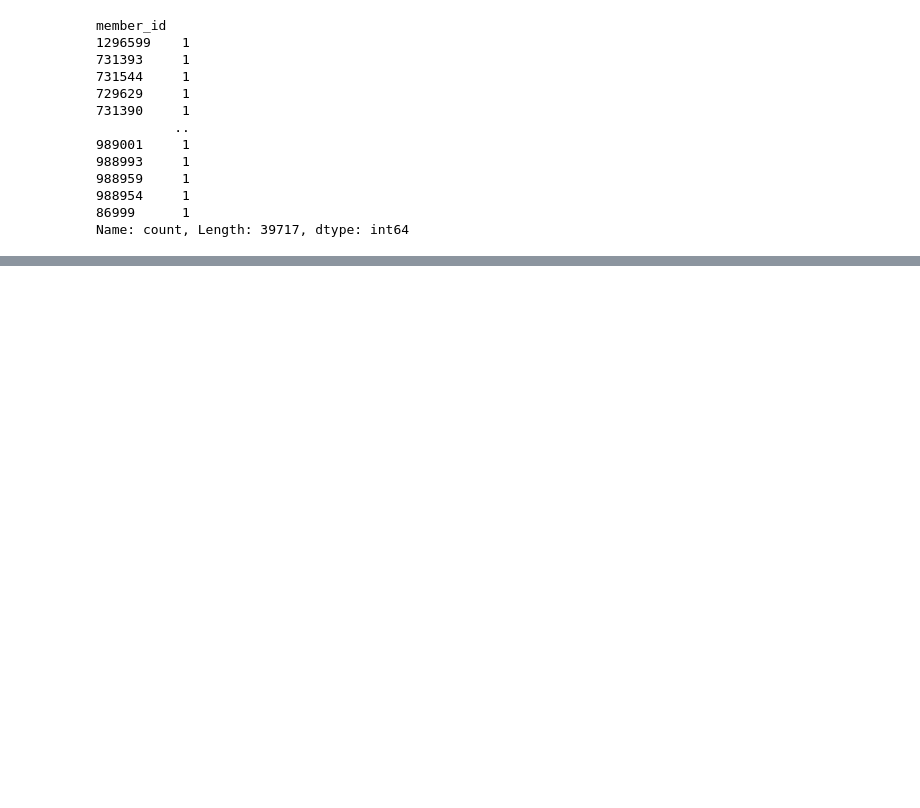
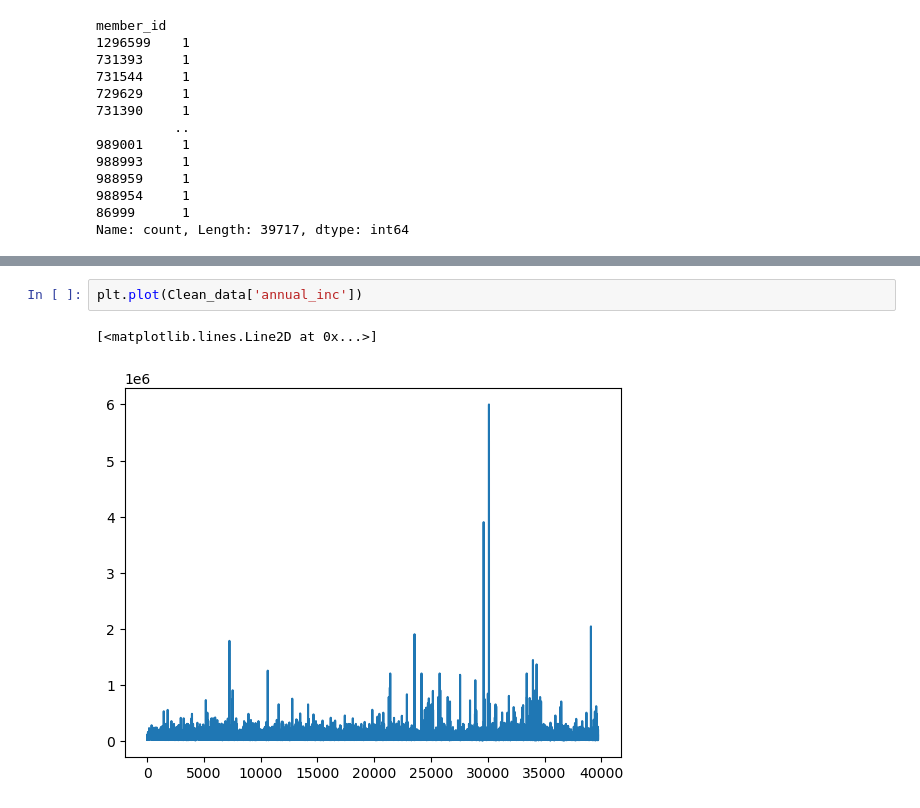
Before and after one commit to jatinmj/LendingClub_CaseStudy, a Jupyter notebook: Lending_club_caseStudy_Ishita_bhargava.ipynb, the cells around one changed output, grey strips where cells are left out. Saved outputs shown, nothing was run; the diff lists cells and outputs as text; blank space fills up the shorter version.

```diff
--- a/Lending_club_caseStudy_Ishita_bhargava.ipynb
+++ b/Lending_club_caseStudy_Ishita_bhargava.ipynb
@@ -755,0 +747,5 @@ Others:-
+# %%
+plt.plot(Clean_data['annual_inc'])
+# %% [output]
+[<matplotlib.lines.Line2D at 0x...>]
+[figure, added]
```
Also changed, not shown: parts of 12 cells of this notebook.
